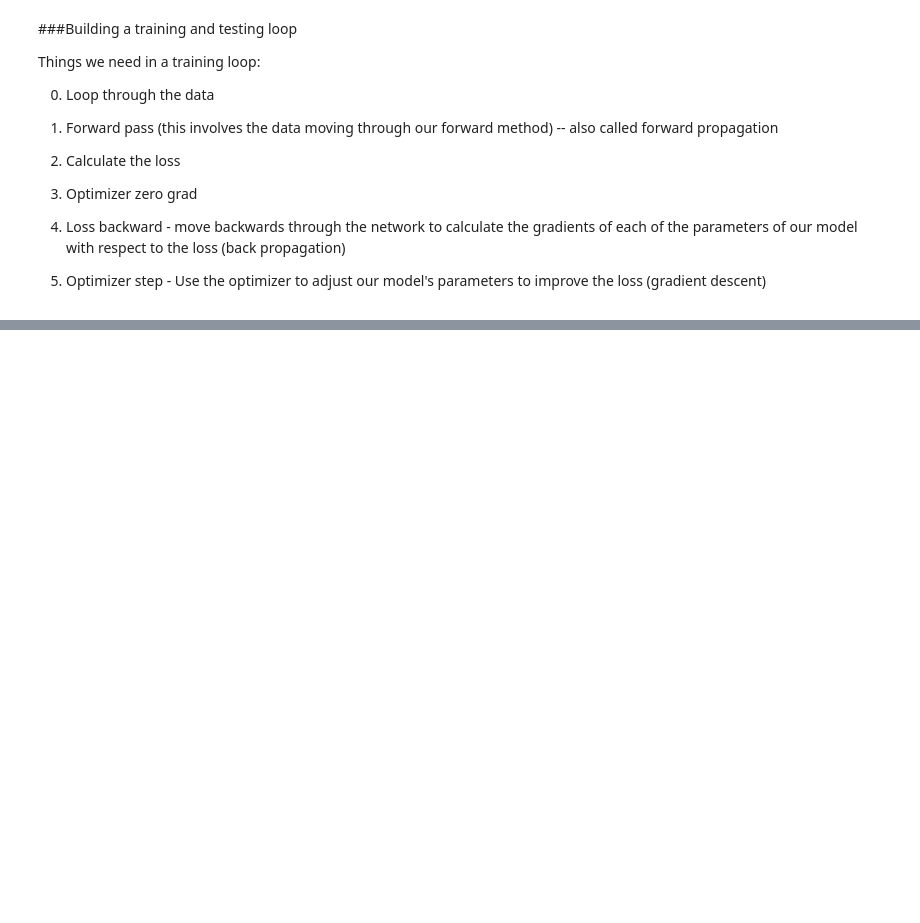
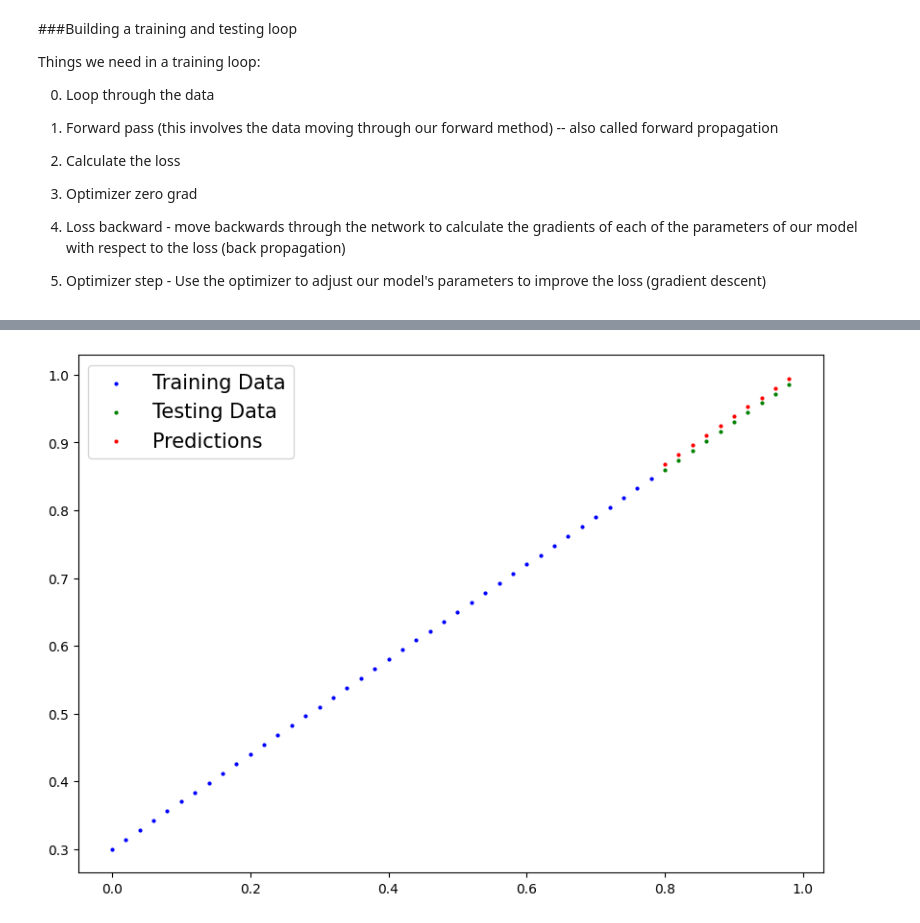
Before and after one commit to ShriVarshaan/pytorch-learning-log, a Jupyter notebook: pytorch_workflow_fundamentals.ipynb, the cells around one changed output, grey strips where cells are left out. Drawn from its saved outputs; the diff is of its cells as text; code cells hidden in the pictures; blank space fills up the shorter version.

Commit message:
running our training loop and plotting the predicted points

```diff
--- a/pytorch_workflow_fundamentals.ipynb
+++ b/pytorch_workflow_fundamentals.ipynb
@@ -256,7 +256,8 @@ Things we need in a training loop:
 5) Optimizer step - Use the optimizer to adjust our model's parameters to improve the loss (gradient descent)
 # %%
 #An epoch is one loop through the data (This is a hyperparameter as we have set is ourselves, so is the learning rate)
-epochs = 1
+torch.manual_seed(42)
+epochs = 100
 
 #Loop through the data
 for epoch in range(epochs):
@@ -276,5 +277,9 @@ for epoch in range(epochs):
   #4 Perform backpropogation on the loss with respect to the parameters of the model
   loss.backward()
 
-  #5 Step the optimizer (perform gradient desecnt)
+  #5 Step the optimizer (perform gradient desecnt), updates our parameters
   optimizer.step() #by deafult how the optimizer changes will accumulate through the loop, so we are zeroing it in step 3
+# %%
+with torch.inference_mode():
+  y_preds_new = model_0(X_test)
+y_preds_new
@@ -280,0 +297,4 @@ for epoch in range(epochs):
+# %%
+plot_predictions(predictions=y_preds_new)
+# %% [output]
+[figure, added]
```
Also changed, not shown: parts of 1 cell of this notebook.
